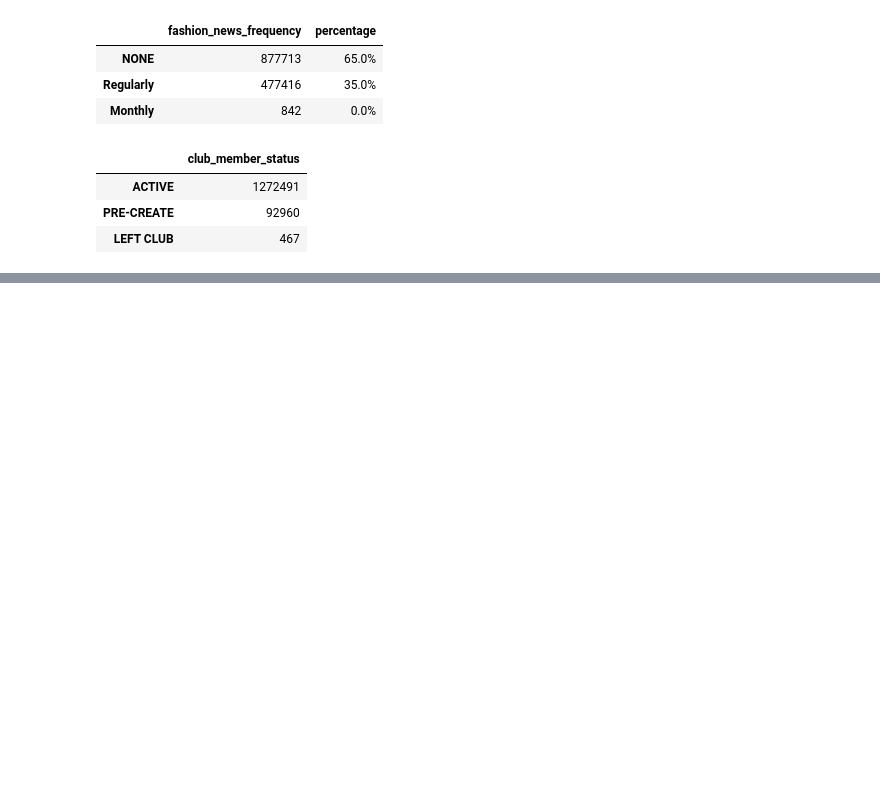
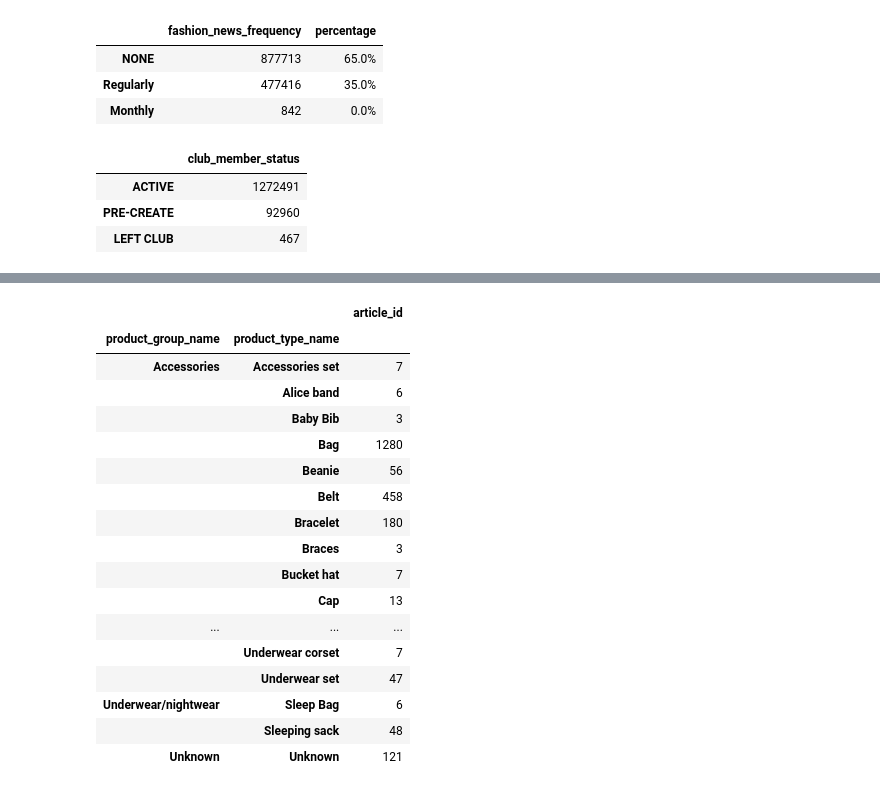
Before and after one commit to monamienamie/5commerce, a Jupyter notebook: 0827.ipynb, the cells around one changed output, grey strips where cells are left out. Cells and saved outputs as stored; diff of their text form; code cells hidden in the pictures; blank space fills up the shorter version.

```diff
--- a/0827.ipynb
+++ b/0827.ipynb
@@ -482,0 +526,23 @@ cusotmer의 평균 나이:  36.39 세
+# %%
+#product group에 대한 것
+pg = pd.DataFrame(articles.groupby(by=['product_group_name', 'product_type_name']).article_id.count())
+pg
+# %% [output]
+|  |  | article_id |
+| product_group_name | product_type_name |  |
+| Accessories | Accessories set | 7 |
+|  | Alice band | 6 |
+|  | Baby Bib | 3 |
+|  | Bag | 1280 |
+|  | Beanie | 56 |
+|  | Belt | 458 |
+|  | Bracelet | 180 |
+|  | Braces | 3 |
+|  | Bucket hat | 7 |
+|  | Cap | 13 |
+| ... | ... | ... |
+|  | Underwear corset | 7 |
+|  | Underwear set | 47 |
+| Underwear/nightwear | Sleep Bag | 6 |
+|  | Sleeping sack | 48 |
+| Unknown | Unknown | 121 |
```
Also changed, not shown: parts of 31 cells of this notebook.
